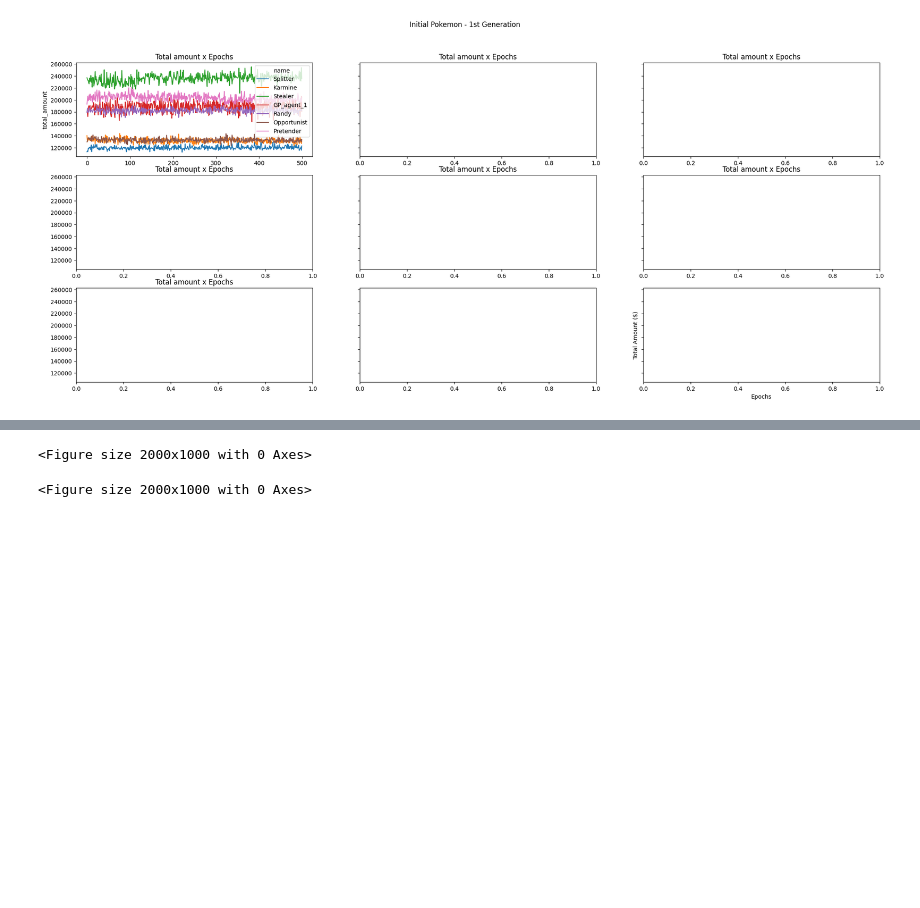
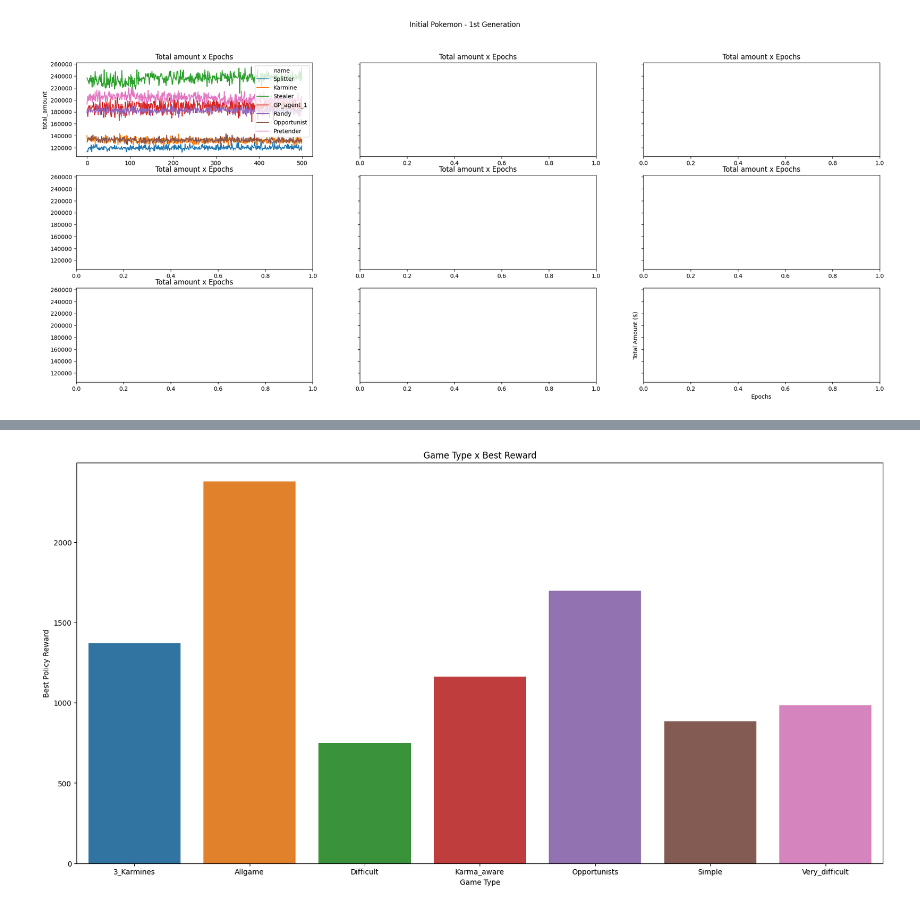
Before and after one commit to DMCDavi/reinforcement_learning_split_steal, a Jupyter notebook: graficos.ipynb, the cells around one changed output, grey strips where cells are left out. Cells and saved outputs as stored; diff of their text form; code cells hidden in the pictures; blank space fills up the shorter version.

```diff
--- a/graficos.ipynb
+++ b/graficos.ipynb
@@ -114,12 +90,27 @@ plt.show()
-# %%
-plt.figure(figsize=(20,10))
-
-plt.show()
-# %% [output]
-<Figure size 2000x1000 with 0 Axes>
-# %%
-plt.figure(figsize=(20,10))
-
-plt.show()
-# %% [output]
-<Figure size 2000x1000 with 0 Axes>
+# %%
+def read_policy_reward(file_name):
+    last_line = 0
+    with open(file_name, "r") as file:
+        last_line = file.readlines()[-1]
+    return int(last_line)
+# %%
+reward_3_karmines = read_policy_reward('trained_3_Karmines_gp_police_1.txt')
+reward_allgame = read_policy_reward('trained_Allgame_gp_police_1.txt')
+reward_difficult = read_policy_reward('trained_Difficult_gp_police_1.txt')
+reward_karma_aware = read_policy_reward('trained_Karma_aware_gp_police_1.txt')
+reward_opportunists = read_policy_reward('trained_Opportunists_gp_police_1.txt')
+reward_simple = read_policy_reward('trained_Simple_gp_police_1.txt')
+reward_very_difficult = read_policy_reward('trained_Very_difficult_gp_police_1.txt')
+# %%
+d = {'game_type': ['3_Karmines', 'Allgame', 'Difficult', 'Karma_aware', 'Opportunists', 'Simple', 'Very_difficult'], 'reward': [reward_3_karmines, reward_allgame, reward_difficult, reward_karma_aware, reward_opportunists, reward_simple, reward_very_difficult]}
+rewards_df = pd.DataFrame(data=d)
+# %%
+# pivot the data into the correct shape
+plt.figure(figsize=(20,10))
+sn.barplot(data = rewards_df, x = "game_type", y = 'reward', errorbar=None)
+plt.title("Game Type x Best Reward")
+plt.ylabel("Best Policy Reward")
+plt.xlabel("Game Type")
+plt.show()
+# %% [output]
+[figure, added]
```
Also changed, not shown: parts of 4 cells of this notebook.
